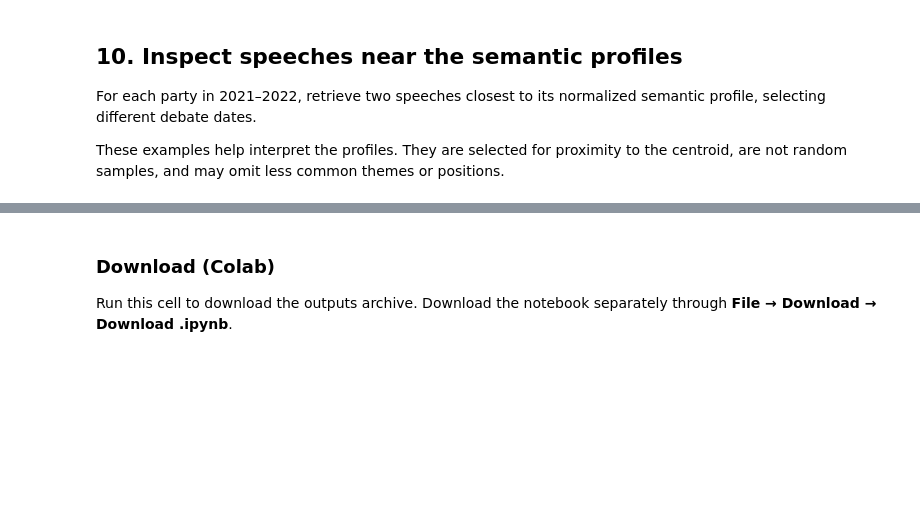
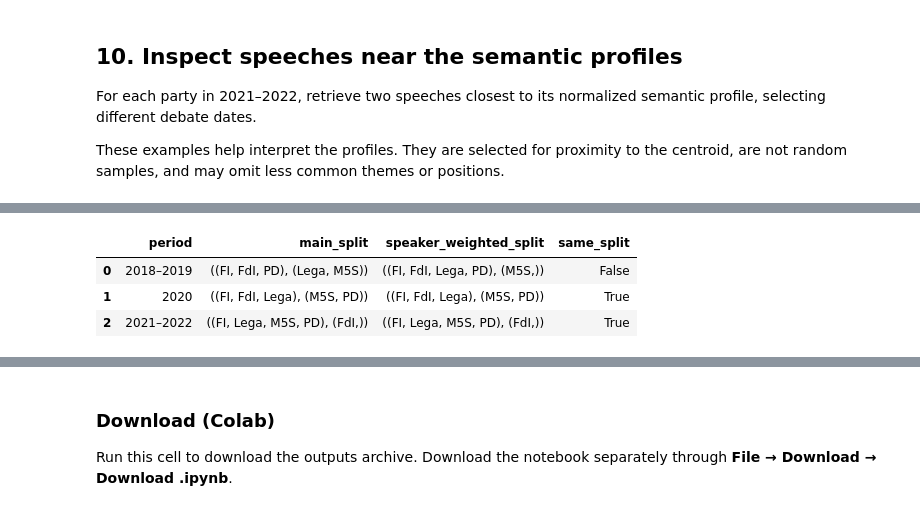
Before and after one commit to MnGianmaria/Italian-parliament-health-discourse, a Jupyter notebook: 03_linguistic_analysis/03_linguistic_analysis.ipynb, the cells around one changed output, grey strips where cells are left out. Drawn from its saved outputs; the diff is of its cells as text; code cells hidden in the pictures; blank space fills up the shorter version.

```diff
--- a/03_linguistic_analysis/03_linguistic_analysis.ipynb
+++ b/03_linguistic_analysis/03_linguistic_analysis.ipynb
@@ -733 +900,90 @@ display(semantic_examples[["analysis_party", "row_id", "date_parsed", "speaker",
+# %%
+speaker_weighted_profiles = []
+
+for party, period in group_order:
+    mask = (
+        study["analysis_party"].eq(party)
+        & study["period"].eq(period)
+    ).to_numpy()
+
+    speaker_vectors = pd.DataFrame(study_embeddings[mask])
+    speaker_vectors["speaker"] = (
+        study.loc[mask, "speaker"].to_numpy()
+    )
+
+    if speaker_vectors["speaker"].isna().any():
+        raise ValueError("Missing speaker identifiers.")
+
+    mean_vector = (
+        speaker_vectors.groupby("speaker")
+        .mean()
+        .mean(axis=0)
+        .to_numpy()
+    )
+
+    length = np.linalg.norm(mean_vector)
+    if not np.isfinite(length) or length <= 1e-12:
+        raise ValueError("Invalid speaker-weighted profile.")
+
+    speaker_weighted_profiles.append(mean_vector / length)
+
+speaker_weighted_profiles = np.vstack(speaker_weighted_profiles)
+
+speaker_distance_rows = []
+speaker_split_rows = []
+
+for period in PERIODS:
+    positions = [
+        group_positions[(party, period)]
+        for party in PARTIES
+    ]
+    profiles = speaker_weighted_profiles[positions]
+
+    distances = np.clip(1 - profiles @ profiles.T, 0, 2)
+    np.fill_diagonal(distances, 0)
+
+    tree = linkage(squareform(distances), method="average")
+    main_split = root_partition(semantic_trees[period])
+    weighted_split = root_partition(tree)
+
+    speaker_split_rows.append({
+        "period": period,
+        "main_split": main_split,
+        "speaker_weighted_split": weighted_split,
+        "same_split": main_split == weighted_split,
+    })
+
+    for i, j in combinations(range(len(PARTIES)), 2):
+        speaker_distance_rows.append({
+            "party_a": PARTIES[i],
+            "party_b": PARTIES[j],
+            "period": period,
+            "speaker_weighted_distance": distances[i, j],
+        })
+
+speaker_sensitivity = between_party_distances.rename(
+    columns={"cosine_distance": "main_distance"}
+).merge(
+    pd.DataFrame(speaker_distance_rows),
+    on=["party_a", "party_b", "period"],
+    validate="one_to_one",
+)
+
+speaker_cluster_comparison = pd.DataFrame(speaker_split_rows)
+
+speaker_sensitivity.to_csv(
+    OUTPUT_DIR / "semantic_speaker_weighting_distances.csv",
+    index=False,
+)
+speaker_cluster_comparison.to_csv(
+    OUTPUT_DIR / "semantic_speaker_weighting_clusters.csv",
+    index=False,
+)
+
+display(speaker_cluster_comparison)
+# %% [output]
+|  | period | main_split | speaker_weighted_split | same_split |
+| 0 | 2018–2019 | ((FI, FdI, PD), (Lega, M5S)) | ((FI, FdI, Lega, PD), (M5S,)) | False |
+| 1 | 2020 | ((FI, FdI, Lega), (M5S, PD)) | ((FI, FdI, Lega), (M5S, PD)) | True |
+| 2 | 2021–2022 | ((FI, Lega, M5S, PD), (FdI,)) | ((FI, Lega, M5S, PD), (FdI,)) | True |
 # %% [markdown]
```
Also changed, not shown: parts of 15 cells of this notebook.
